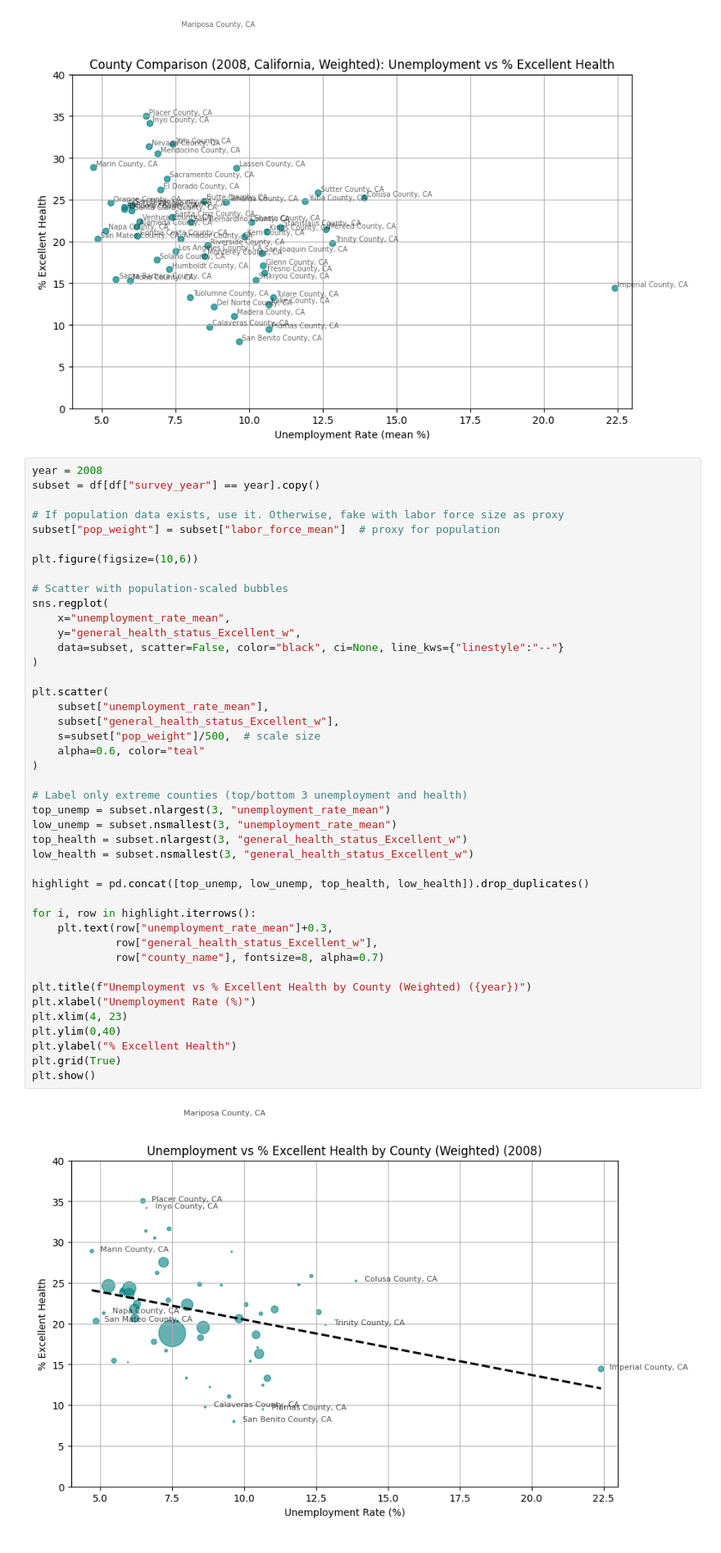
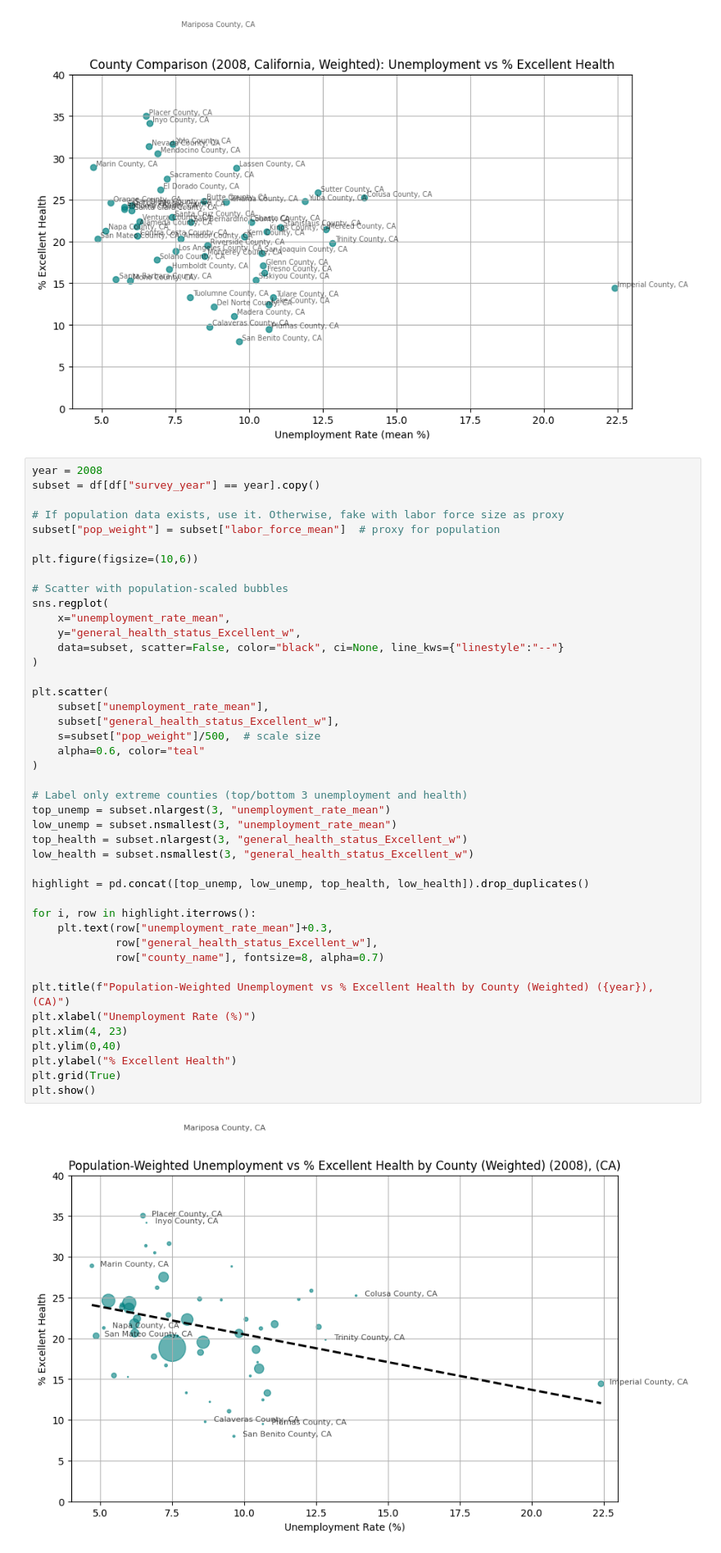
Before and after one commit to nunezjoumich/SIADS593_Impact-of-economic-and-employment-activity-on-public-health-in-Michigan-California, a Jupyter notebook: src/dataviz_ca/02_California_VisualizingBRFSSLAUS.ipynb, the cells around one changed output. Shown at 82% size. Drawn from its saved outputs; the diff is of its cells as text.

```diff
--- a/src/dataviz_ca/02_California_VisualizingBRFSSLAUS.ipynb
+++ b/src/dataviz_ca/02_California_VisualizingBRFSSLAUS.ipynb
@@ -374,35 +374,35 @@ sns.regplot(
     data=subset, scatter=False, color="black", ci=None, line_kws={"linestyle":"--"}
 )
 
 plt.scatter(
     subset["unemployment_rate_mean"],
     subset["general_health_status_Excellent_w"],
     s=subset["pop_weight"]/500,  # scale size
     alpha=0.6, color="teal"
 )
 
 # Label only extreme counties (top/bottom 3 unemployment and health)
 top_unemp = subset.nlargest(3, "unemployment_rate_mean")
 low_unemp = subset.nsmallest(3, "unemployment_rate_mean")
 top_health = subset.nlargest(3, "general_health_status_Excellent_w")
 low_health = subset.nsmallest(3, "general_health_status_Excellent_w")
 
 highlight = pd.concat([top_unemp, low_unemp, top_health, low_health]).drop_duplicates()
 
 for i, row in highlight.iterrows():
     plt.text(row["unemployment_rate_mean"]+0.3,
              row["general_health_status_Excellent_w"],
              row["county_name"], fontsize=8, alpha=0.7)
 
-plt.title(f"Unemployment vs % Excellent Health by County (Weighted) ({year})")
+plt.title(f"Population-Weighted Unemployment vs % Excellent Health by County (Weighted) ({year}), (CA)")
 plt.xlabel("Unemployment Rate (%)")
 plt.xlim(4, 23)
 plt.ylim(0,40)
 plt.ylabel("% Excellent Health")
 plt.grid(True)
 plt.show()
 # %% [output]
-[figure, old version]
+[figure, new version]
 # %%
 years = sorted(df["survey_year"].unique())
 
```
Also changed, not shown: parts of 1 cell of this notebook.
